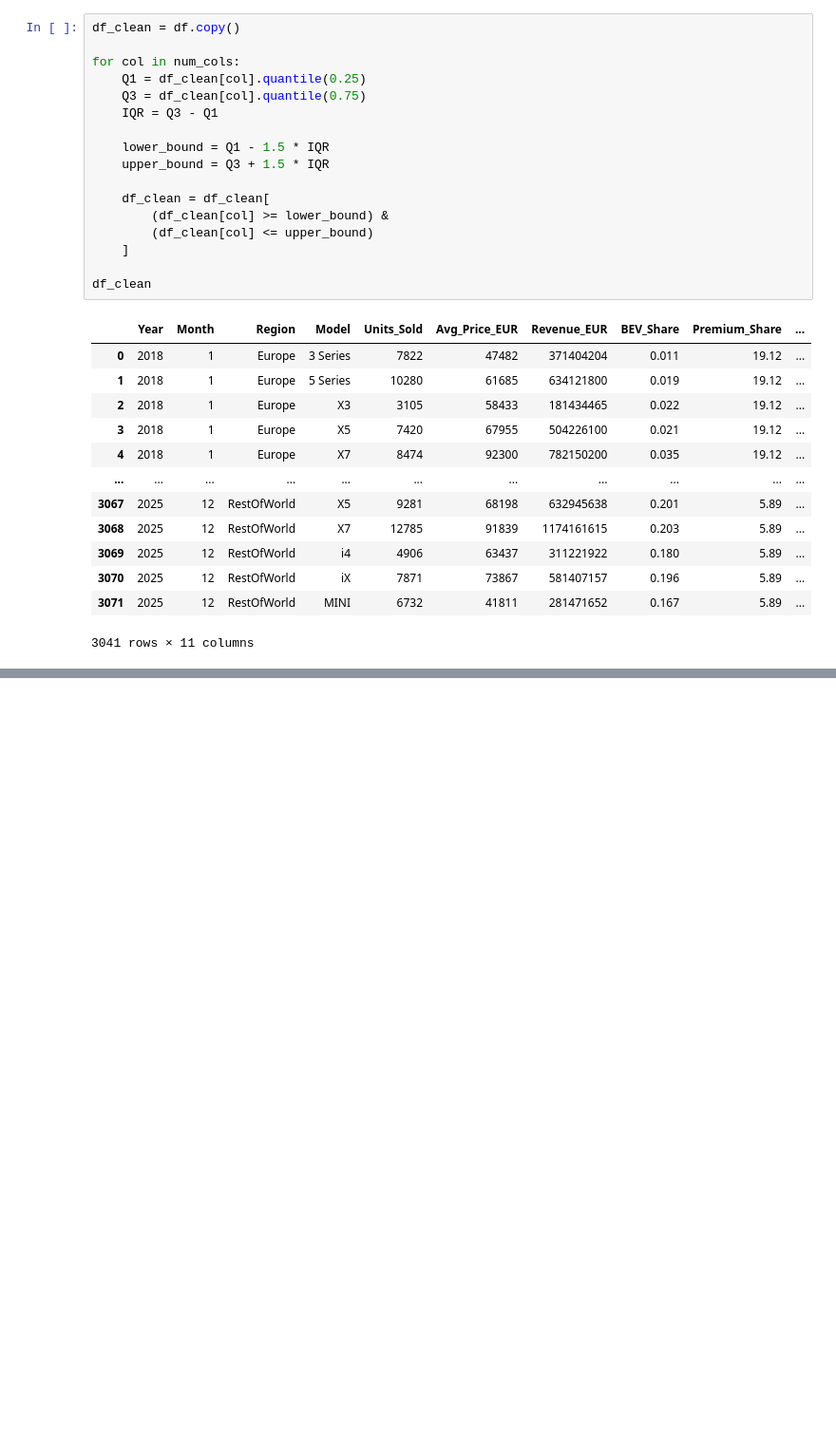
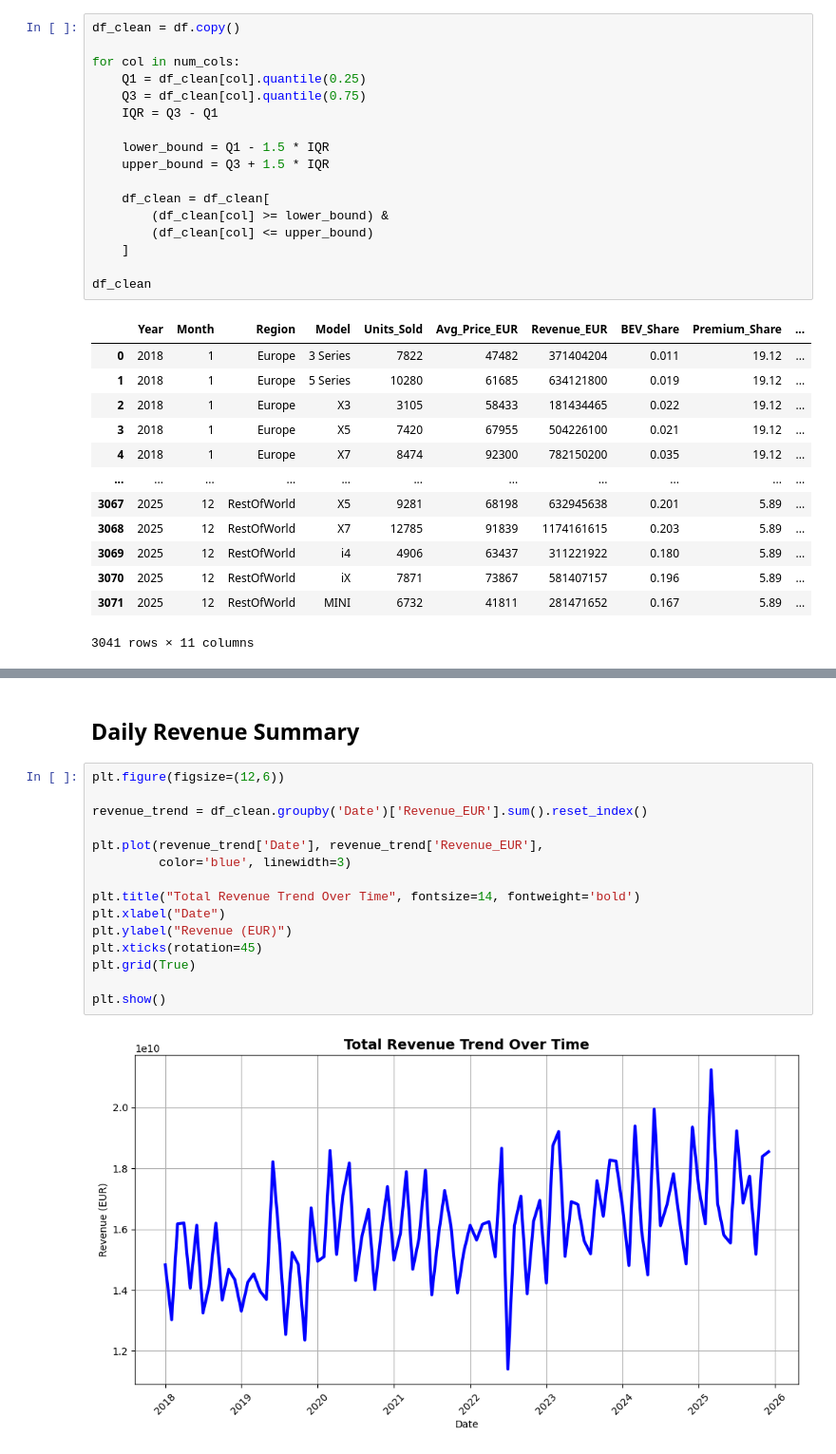
Before and after one commit to pasindu-piyumal/BMW-Global-Sales, a Jupyter notebook: analysis.ipynb, the cells around one changed output, grey strips where cells are left out. Shown at 95% size. Cells and saved outputs as stored; diff of their text form; blank space fills up the shorter version.

```diff
--- a/analysis.ipynb
+++ b/analysis.ipynb
@@ -196,0 +222,19 @@ df_clean.shape
+# %% [markdown]
+## Daily Revenue Summary
+# %%
+plt.figure(figsize=(12,6))
+
+revenue_trend = df_clean.groupby('Date')['Revenue_EUR'].sum().reset_index()
+
+plt.plot(revenue_trend['Date'], revenue_trend['Revenue_EUR'],
+         color='blue', linewidth=3)
+
+plt.title("Total Revenue Trend Over Time", fontsize=14, fontweight='bold')
+plt.xlabel("Date")
+plt.ylabel("Revenue (EUR)")
+plt.xticks(rotation=45)
+plt.grid(True)
+
+plt.show()
+# %% [output]
+[figure, added]
```
Also changed, not shown: parts of 22 cells of this notebook.
